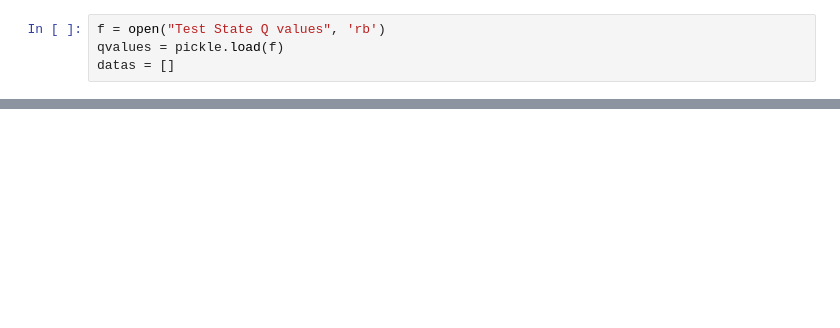
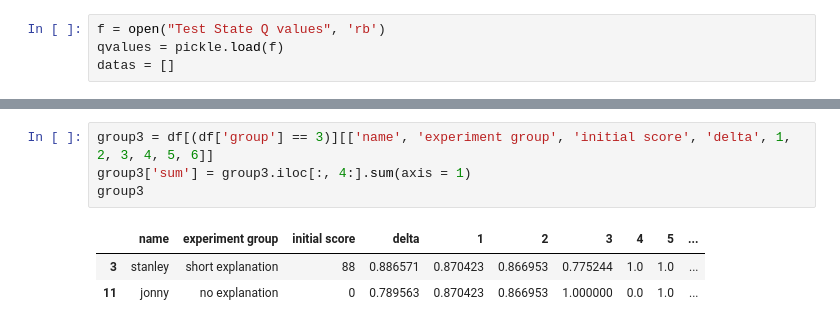
Before and after one commit to shermanluo/Connect4Agents, a Jupyter notebook: DivingGame/Analyze Data.ipynb, the cells around one changed output, grey strips where cells are left out. Saved outputs shown, nothing was run; the diff lists cells and outputs as text; blank space fills up the shorter version.

```diff
--- a/DivingGame/Analyze Data.ipynb
+++ b/DivingGame/Analyze Data.ipynb
@@ -122,0 +159,8 @@ df
+# %%
+group3 = df[(df['group'] == 3)][['name', 'experiment group', 'initial score', 'delta', 1, 2, 3, 4, 5, 6]]
+group3['sum'] = group3.iloc[:, 4:].sum(axis = 1)
+group3
+# %% [output]
+|  | name | experiment group | initial score | delta | 1 | 2 | 3 | 4 | 5 | ... |
+| 3 | stanley | short explanation | 88 | 0.886571 | 0.870423 | 0.866953 | 0.775244 | 1.0 | 1.0 | ... |
+| 11 | jonny | no explanation | 0 | 0.789563 | 0.870423 | 0.866953 | 1.000000 | 0.0 | 1.0 | ... |
```
Also changed, not shown: parts of 26 cells of this notebook, 17 other files.
